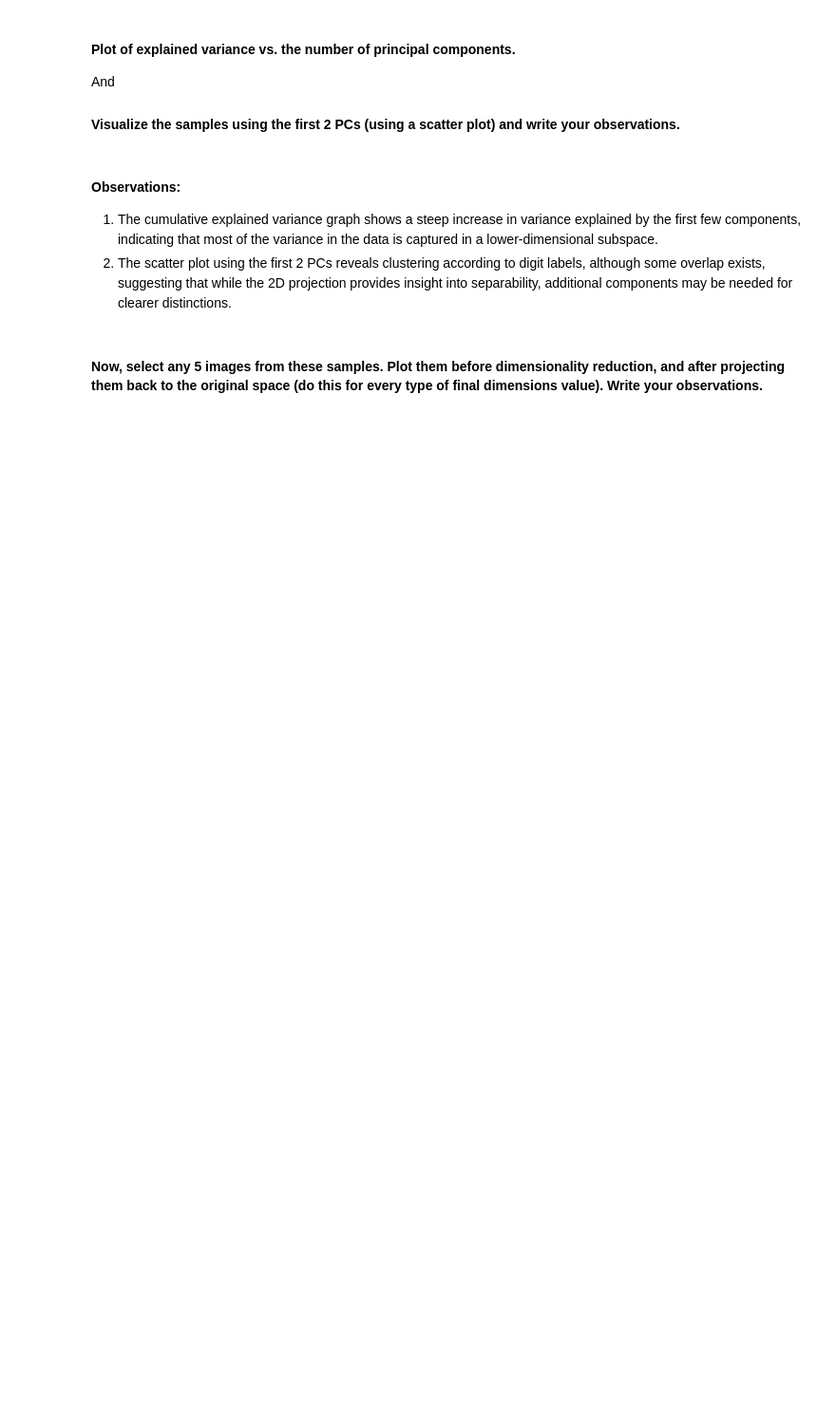
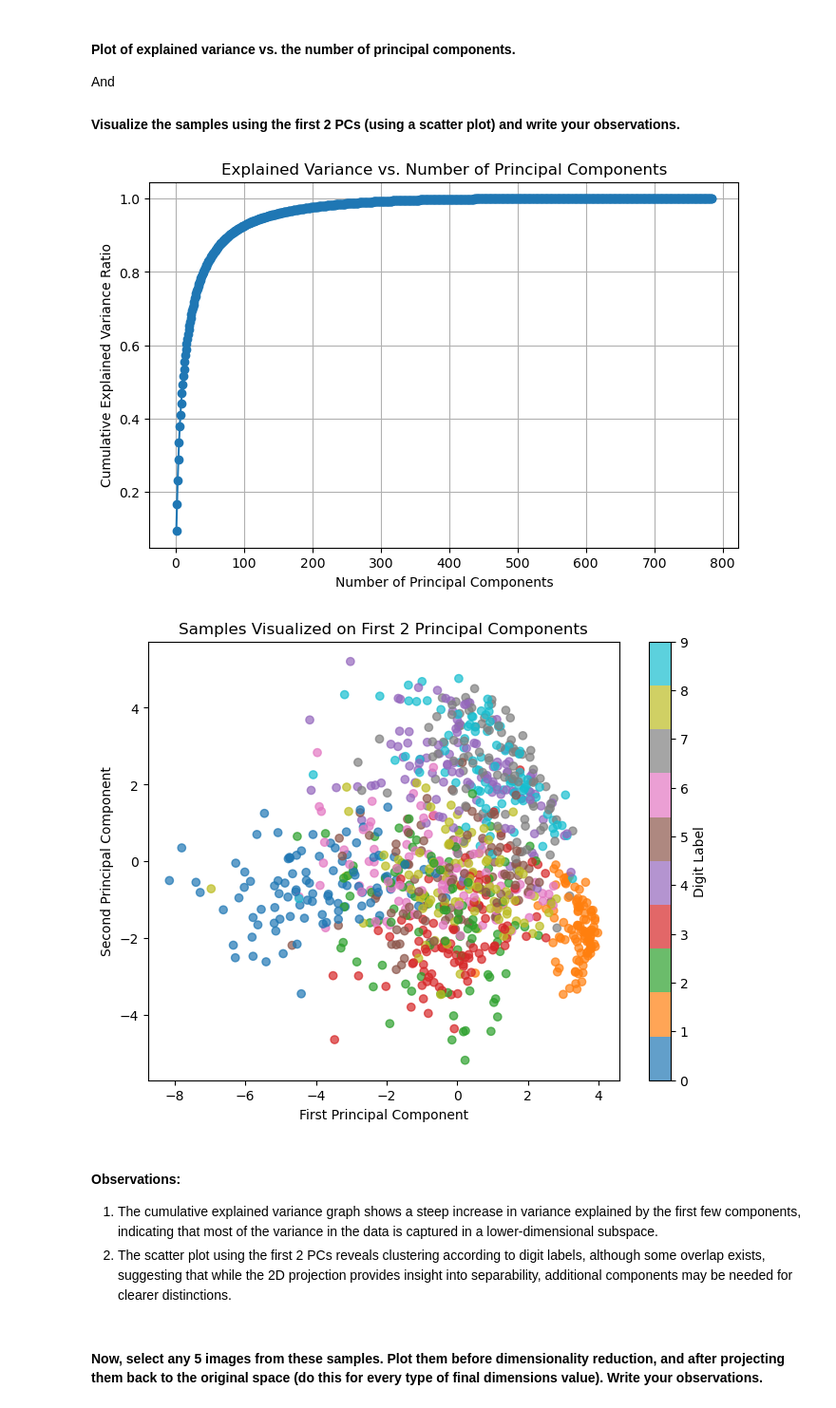
Before and after one commit to anshium/smai-assignment-2, a Jupyter notebook: Q3/pca.ipynb, the cells around one changed output. Shown at 95% size. Drawn from its saved outputs; the diff is of its cells as text; code cells hidden in the pictures; blank space fills up the shorter version.

```diff
--- a/Q3/pca.ipynb
+++ b/Q3/pca.ipynb
@@ -94,32 +99,35 @@ And
 # %%
 X_centered = X - np.mean(X, axis=0)
 cov_matrix = np.cov(X_centered, rowvar=False)
 eigenvalues, _ = np.linalg.eigh(cov_matrix)
 eigenvalues = np.sort(eigenvalues)[::-1]
 
 explained_variance_ratio = eigenvalues / eigenvalues.sum()
 cumulative_explained_variance = np.cumsum(explained_variance_ratio)
 
 plt.figure(figsize=(8, 5))
 plt.plot(np.arange(1, len(eigenvalues) + 1), cumulative_explained_variance, marker='o')
 plt.xlabel("Number of Principal Components")
 plt.ylabel("Cumulative Explained Variance Ratio")
 plt.title("Explained Variance vs. Number of Principal Components")
 plt.grid(True)
 plt.show()
 
-pca_2 = PrincipalComponentAnalysis(n_components=2)
+pca_2 = PCA(n_components=2)
 X_pca2 = pca_2.fit_transform(X)
 
 labels = np.array([label for (_, label) in sampled_data])
 
 plt.figure(figsize=(8, 6))
 scatter = plt.scatter(X_pca2[:, 0], X_pca2[:, 1], c=labels, cmap='tab10', alpha=0.7)
 plt.xlabel("First Principal Component")
 plt.ylabel("Second Principal Component")
 plt.title("Samples Visualized on First 2 Principal Components")
 plt.colorbar(scatter, ticks=range(10), label="Digit Label")
 plt.show()
+# %% [output]
+[figure, added]
+[figure, added]
 # %% [markdown]
 #### Observations:
 1. The cumulative explained variance graph shows a steep increase in variance explained by the first few components, indicating that most of the variance in the data is captured in a lower-dimensional subspace.
```
Also changed, not shown: parts of 8 cells of this notebook, 6 other files.
